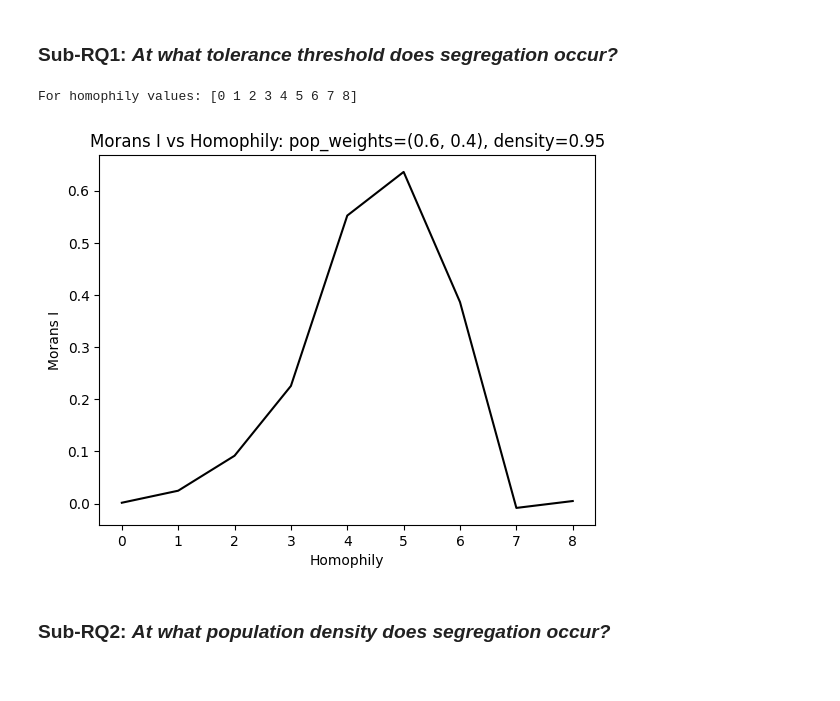
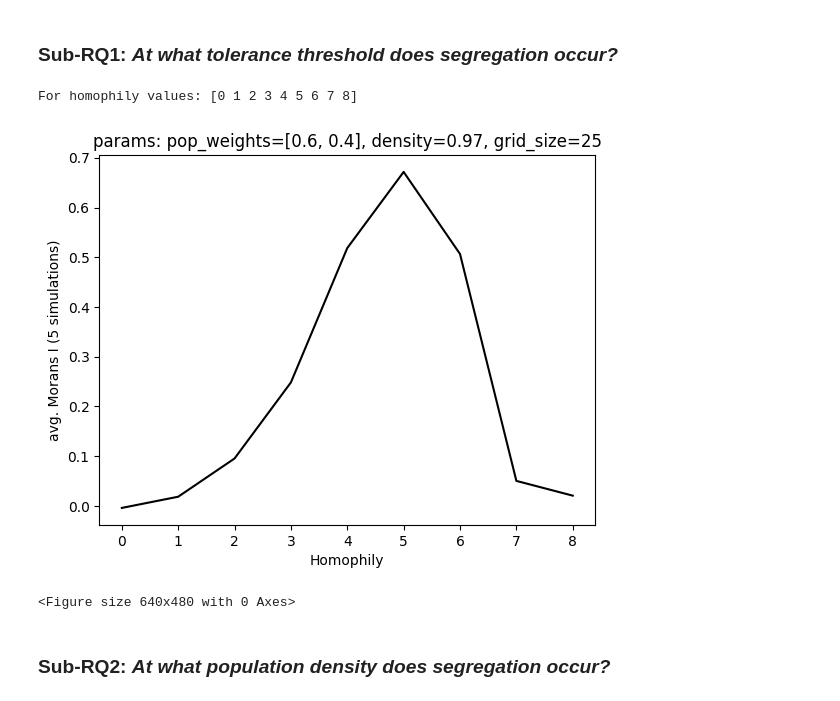
Before and after one commit to aM0NKE/ComplexSystemSimulation, a Jupyter notebook: mesa-schelling/analysis/final_analysisV2.ipynb, the cells around one changed output. Cells and saved outputs as stored; diff of their text form; code cells hidden in the pictures.

```diff
--- a/mesa-schelling/analysis/final_analysisV2.ipynb
+++ b/mesa-schelling/analysis/final_analysisV2.ipynb
@@ -306,25 +306,47 @@ def MoransI(model):
 # %% [markdown]
 ### Sub-RQ1: *At what **tolerance threshold** does segregation occur?*
 # %%
-# NOTE: THIS CELL ISNT WORKING YET -> Stop condition is not working properly
+num_runs = 5  # Number of model runs
+
+# Define model parameters
+size = 25
+density = 0.97
+fixed_areas_pc = 0.0
+population_sizes = [0.6, 0.4] # Add extra weights for more agent types (up to 10)
+cluster_threshold = 4
+alpha=0.95
+stopping_threshold=5
+stats = False
+server=False
+
 homophily_values = np.linspace(0, 8, num=9, dtype=int)
 print(f'For homophily values: {homophily_values}')
 
 segregation_list = []
+
 for homophily in tqdm(homophily_values):
-    model = Schelling(size=20, density=0.95, fixed_areas_pc=0.0, pop_weights=(0.6,0.4), homophily=homophily, cluster_threshold=4, alpha=0.96, stopping_threshold=5, stats=False, server=False)
-    for i in range(100):
-        model.step()
-    segregation_list.append(MoransI(model))
+    homophily_segregation = []
+
+    for _ in range(num_runs):
+        model = Schelling(size, density, fixed_areas_pc, population_sizes, homophily, cluster_threshold, alpha, stopping_threshold, stats, server)
+        for i in range(100):
+            model.step()
+
+        homophily_segregation.append(MoransI(model))
+
+    average_segregation = np.mean(homophily_segregation)
+    segregation_list.append(average_segregation)
 
 plt.plot(homophily_values, segregation_list, 'k-')
-plt.title('Morans I vs Homophily: pop_weights=(0.6, 0.4), density=0.95')
+plt.title(f'params: pop_weights={population_sizes}, density={density}, grid_size={size}')
 plt.xlabel('Homophily')
-plt.ylabel('Morans I')
+plt.ylabel(f'avg. Morans I ({num_runs} simulations)')
 plt.show()
+plt.savefig('RQ1_MoransI_vs_Homophily.png')
 # %% [output]
 For homophily values: [0 1 2 3 4 5 6 7 8]
-[figure, old version]
+[figure, new version]
+<Figure size 640x480 with 0 Axes>
 # %% [markdown]
 ### Sub-RQ2: *At what **population density** does segregation occur?*
 # %%
```
Also changed, not shown: parts of 19 cells of this notebook, 17 other files.
